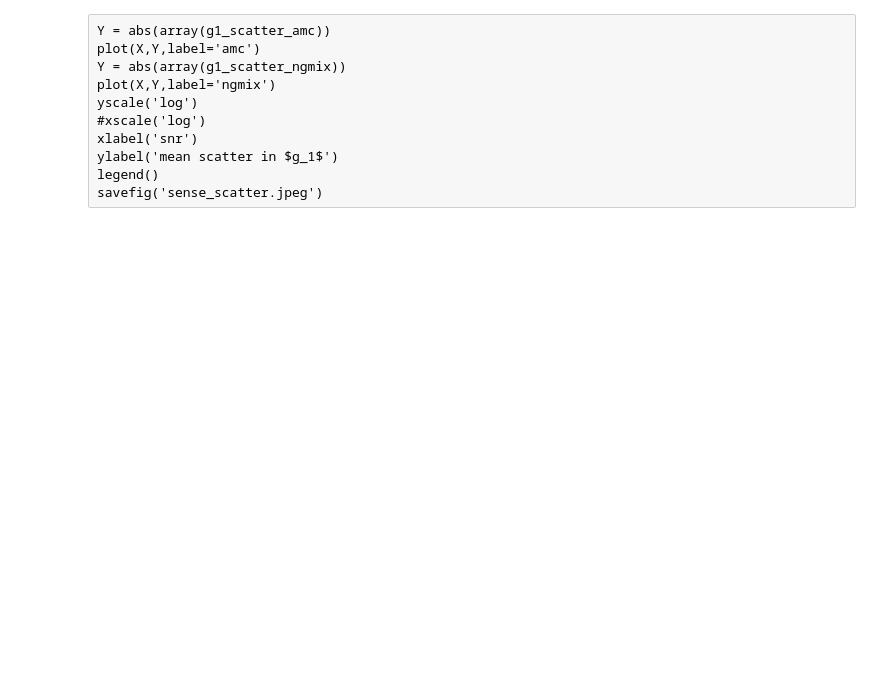
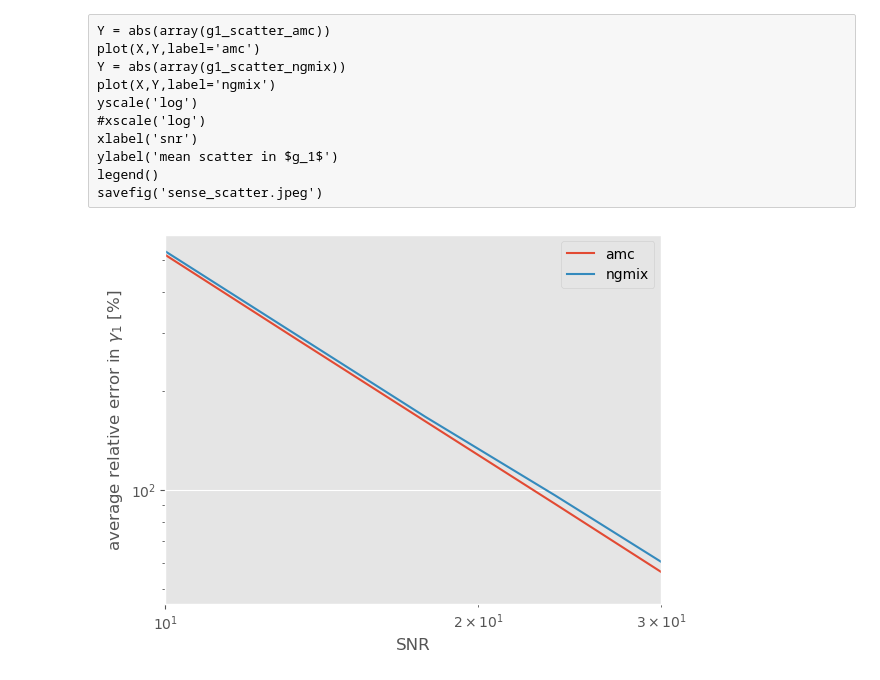
Before and after one commit to andrevitorelli/autometacal, a Jupyter notebook: notebooks/psf_metacal_finitediff_moments_no_shape_noise.ipynb, the cells around one changed output. Saved outputs shown, nothing was run; the diff lists cells and outputs as text; code cells hidden in the pictures; blank space fills up the shorter version.

```diff
--- a/notebooks/psf_metacal_finitediff_moments_no_shape_noise.ipynb
+++ b/notebooks/psf_metacal_finitediff_moments_no_shape_noise.ipynb
@@ -986,7 +982,7 @@ def test_loop(noise_level,fieldbatches=4):
 # %%
 test_result_list = []
 timestamp = time.time()
-noises=logspace(-2,-3,4=5)
+noises=logspace(-2,-3,5)
 for noise_level in tqdm.tqdm(noises):
   test_result_list +=[test_loop(noise_level,fieldbatches=40)]
   save(f"sensetest_{settings_name}_{timestamp}.npy",test_result_list)
@@ -1049,13 +1051,15 @@ savefig('sense_scatter.jpeg')
 # %%
 Y1 = abs(array(g1_scatter_amc))
 Y2 = abs(array(g1_scatter_ngmix))
 #plot([0,100],[1,1],'k')
 plot(X,Y1*100,label='amc')
 plot(X,Y2*100,label='ngmix')
-#yscale('log')
-#xscale('log')
+yscale('log')
+xscale('log')
 xlabel('SNR')
 xlim([10,30])
 ylabel('average relative error in $ \\gamma_1$ [%]')
 legend()
 savefig('sense_scatter_ratio.jpeg')
+# %% [output]
+[figure, added]
```
Also changed, not shown: parts of 14 cells of this notebook.
